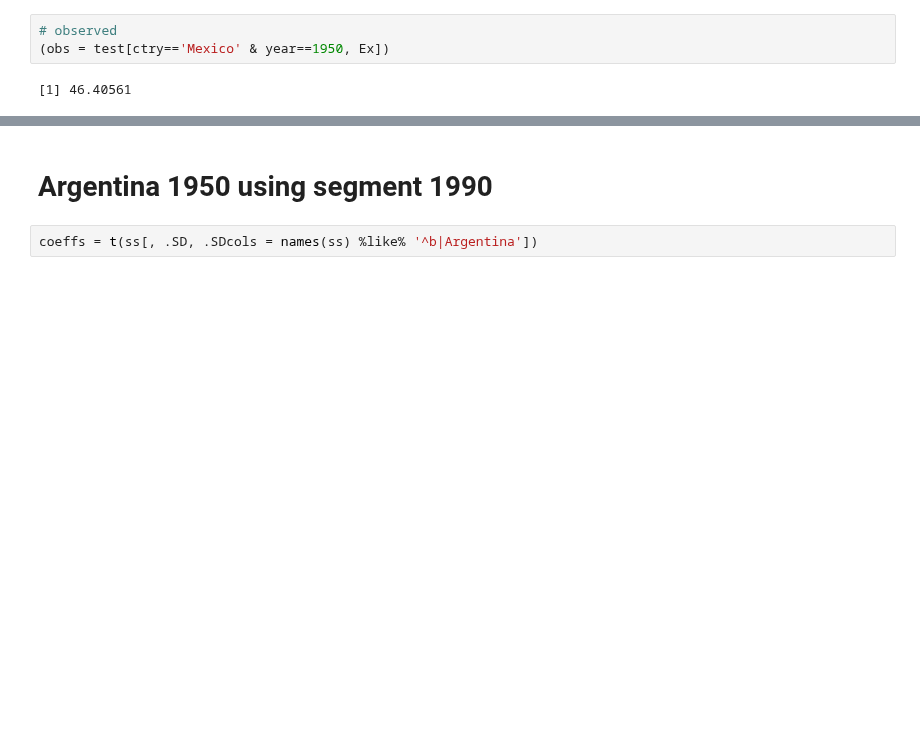
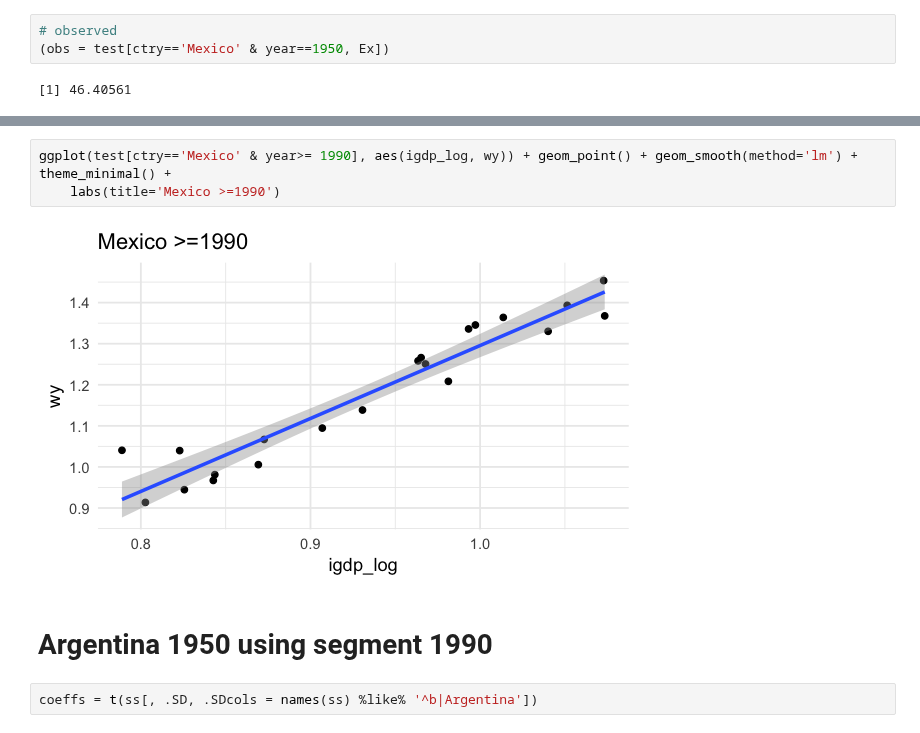
Before and after one commit to sdaza/lambda, a Jupyter notebook: notebooks/stacking_covariates.ipynb, the cells around one changed output, grey strips where cells are left out. Cells and saved outputs as stored; diff of their text form; blank space fills up the shorter version.

```diff
--- a/notebooks/stacking_covariates.ipynb
+++ b/notebooks/stacking_covariates.ipynb
@@ -853,5 +853,10 @@ obs - acf
 attr(,"scaled:center")
 [1] 7.910903
+# %%
+ggplot(test[ctry=='Mexico' & year>= 1990], aes(igdp_log, wy)) + geom_point() + geom_smooth(method='lm') + theme_minimal() +
+    labs(title='Mexico >=1990')
+# %% [output]
+[figure, added]
 # %% [markdown]
 # Argentina 1950 using segment 1990
 # %%
```
Also changed, not shown: parts of 2 cells of this notebook.
